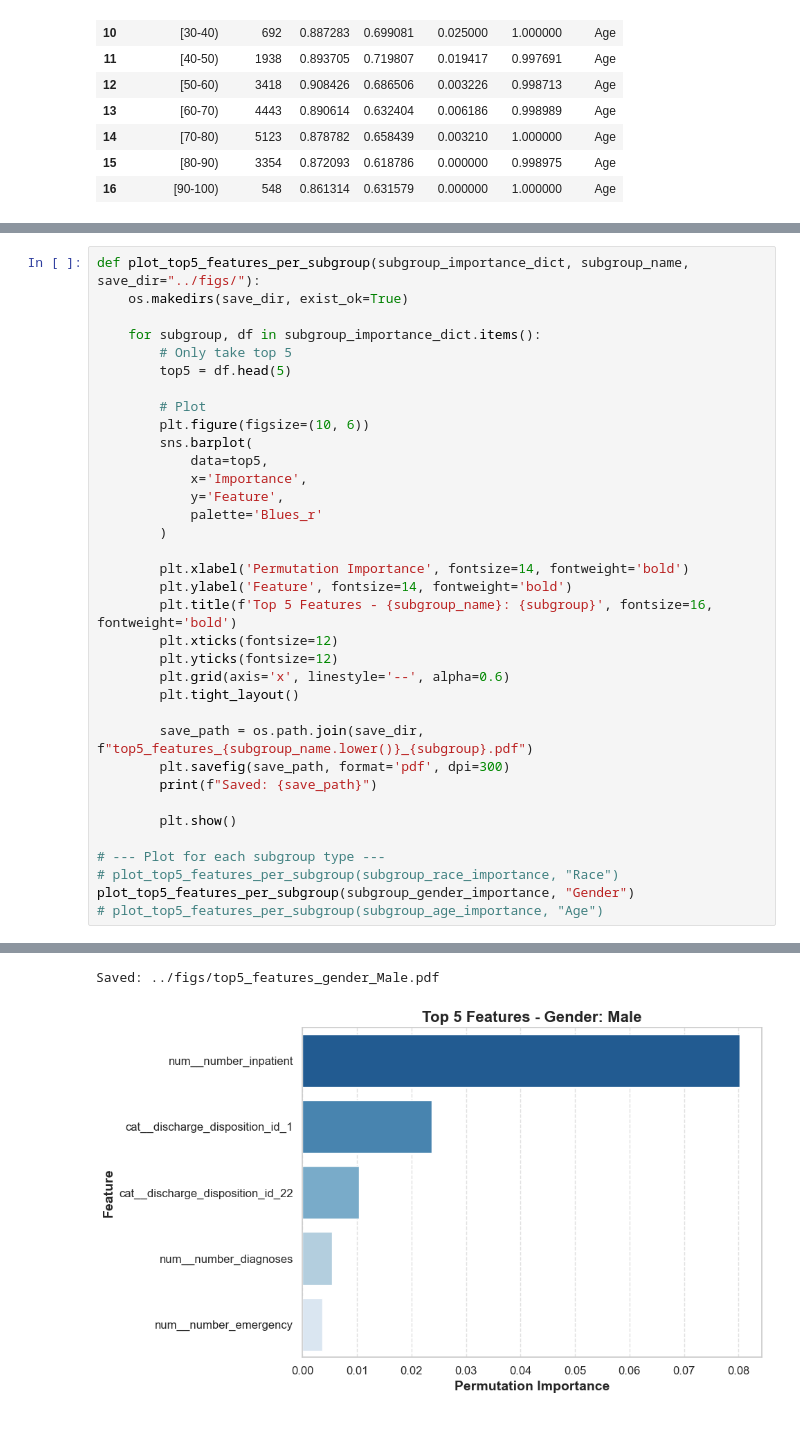
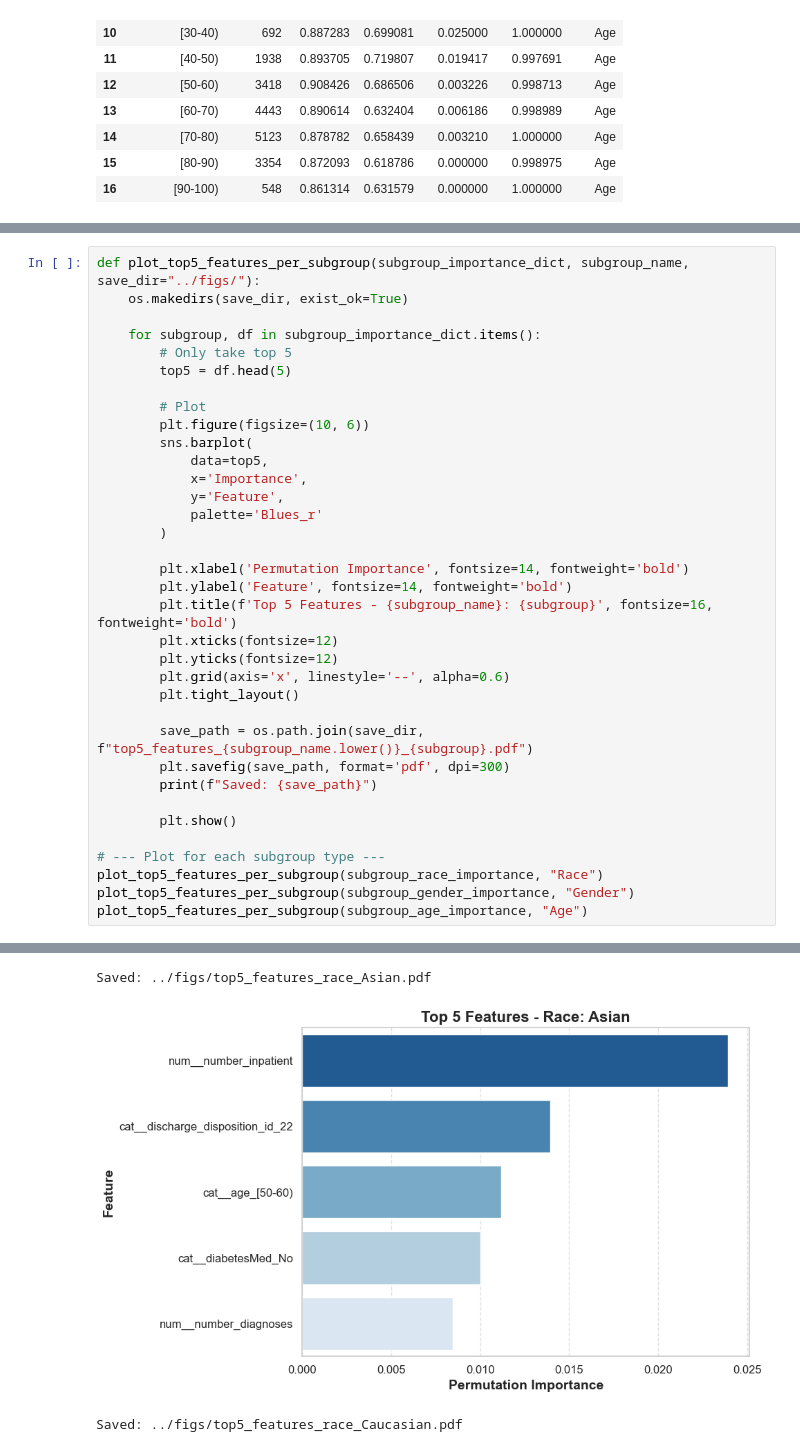
Before and after one commit to yuygao/PH_240C, a Jupyter notebook: code/code.ipynb, the cells around one changed output, grey strips where cells are left out. Drawn from its saved outputs; the diff is of its cells as text.

Commit message:
Add Figures

```diff
--- a/code/code.ipynb
+++ b/code/code.ipynb
@@ -1091,7 +1091,7 @@ def plot_top5_features_per_subgroup(subgroup_importance_dict, subgroup_name, sav
         plt.show()
 
 # --- Plot for each subgroup type ---
-# plot_top5_features_per_subgroup(subgroup_race_importance, "Race")
+plot_top5_features_per_subgroup(subgroup_race_importance, "Race")
 plot_top5_features_per_subgroup(subgroup_gender_importance, "Gender")
-# plot_top5_features_per_subgroup(subgroup_age_importance, "Age")
+plot_top5_features_per_subgroup(subgroup_age_importance, "Age")
 # %% [output]
@@ -1100,2 +1100,3 @@ Saved: ../figs/top5_features_gender_Female.pdf
-Saved: ../figs/top5_features_gender_Male.pdf
+Saved: ../figs/top5_features_race_Asian.pdf
-[figure, old version]
+[figure, new version]
+Saved: ../figs/top5_features_race_Caucasian.pdf
```
Also changed, not shown: parts of 1 cell of this notebook, 17 other files.
